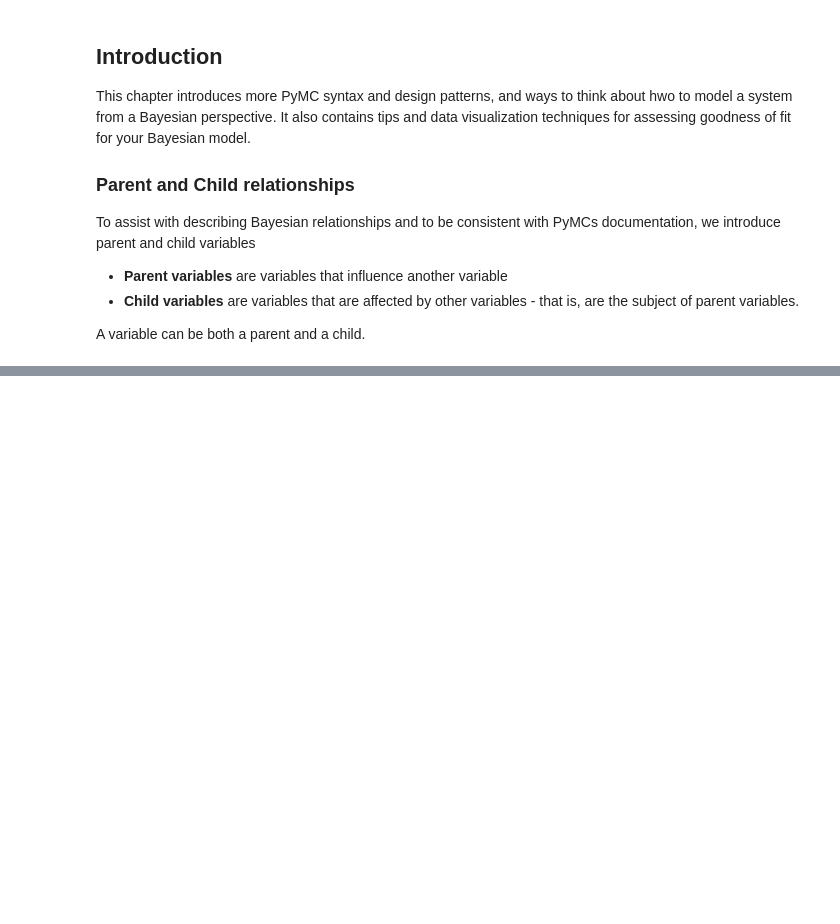
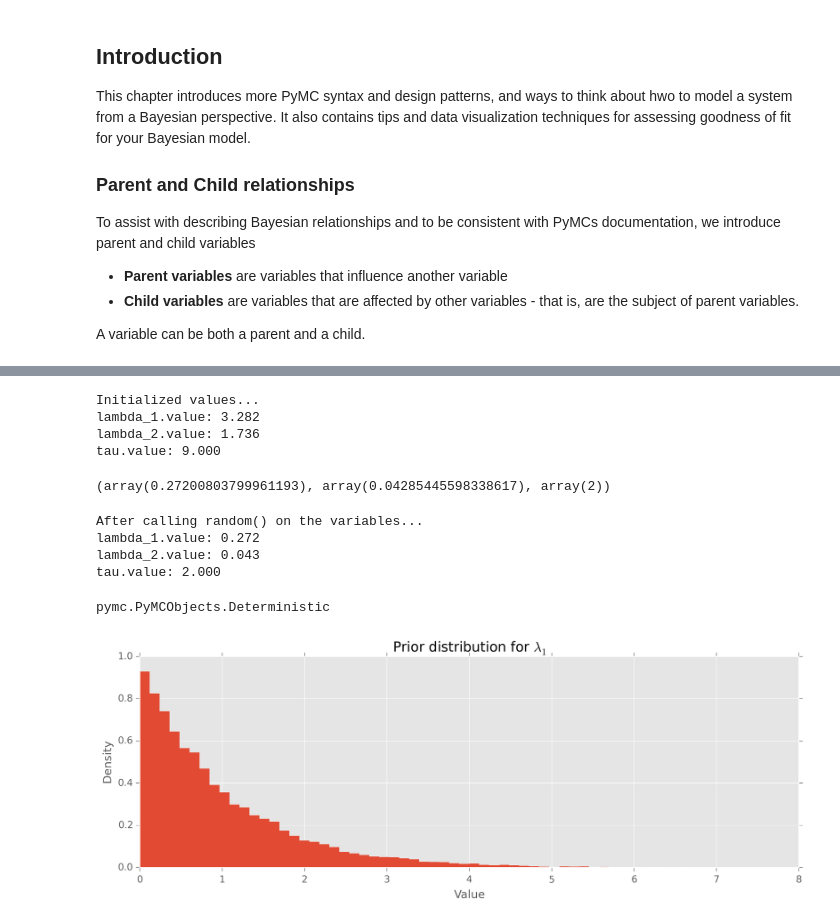
Before and after one commit to doolingdavid/Probabilistic-Programming-and-Bayesian-Methods-for-Hackers, a Jupyter notebook: Chapter1_Introduction/bayestest.ipynb, the cells around one changed output, grey strips where cells are left out. Saved outputs shown, nothing was run; the diff lists cells and outputs as text; code cells hidden in the pictures; blank space fills up the shorter version.

```diff
--- a/Chapter1_Introduction/bayestest.ipynb
+++ b/Chapter1_Introduction/bayestest.ipynb
@@ -541,0 +582,48 @@ A variable can be both a parent and a child.
+# %%
+lambda_1 = pm.Exponential("lambda_1", 1) # prior on first behavior
+lambda_2 = pm.Exponential("lambda_2", 1) # prior on second behavior
+tau = pm.DiscreteUniform("tau", lower=0, upper=10)
+# %%
+print "Initialized values..."
+print "lambda_1.value: %.3f " % lambda_1.value
+print "lambda_2.value: %.3f " % lambda_2.value
+print "tau.value: %.3f " % tau.value
+print
+# %% [output]
+Initialized values...
+lambda_1.value: 3.282
+lambda_2.value: 1.736
+tau.value: 9.000
+# %%
+lambda_1.random(), lambda_2.random(), tau.random()
+# %% [output]
+(array(0.27200803799961193), array(0.04285445598338617), array(2))
+# %%
+print "After calling random() on the variables..."
+print "lambda_1.value: %.3f " % lambda_1.value
+print "lambda_2.value: %.3f " % lambda_2.value
+print "tau.value: %.3f " % tau.value
+# %% [output]
+After calling random() on the variables...
+lambda_1.value: 0.272
+lambda_2.value: 0.043
+tau.value: 2.000
+# %%
+type(lambda_1 + lambda_2)
+# %% [output]
+pymc.PyMCObjects.Deterministic
+# %%
+%matplotlib inline
+from IPython.core.pylabtools import figsize
+from matplotlib import pyplot as plt
+figsize(12.5, 4)
+plt.rcParams['savefig.dpi'] = 300
+plt.rcParams['figure.dpi'] = 300
+samples = [lambda_1.random() for i in range(20000)]
+plt.hist(samples, bins=70, normed=True, histtype="stepfilled")
+plt.title("Prior distribution for $\lambda_1$")
+plt.xlabel("Value")
+plt.ylabel("Density")
+plt.xlim(0, 8);
+# %% [output]
+[figure, added]
```
Also changed, not shown: parts of 6 cells of this notebook.
